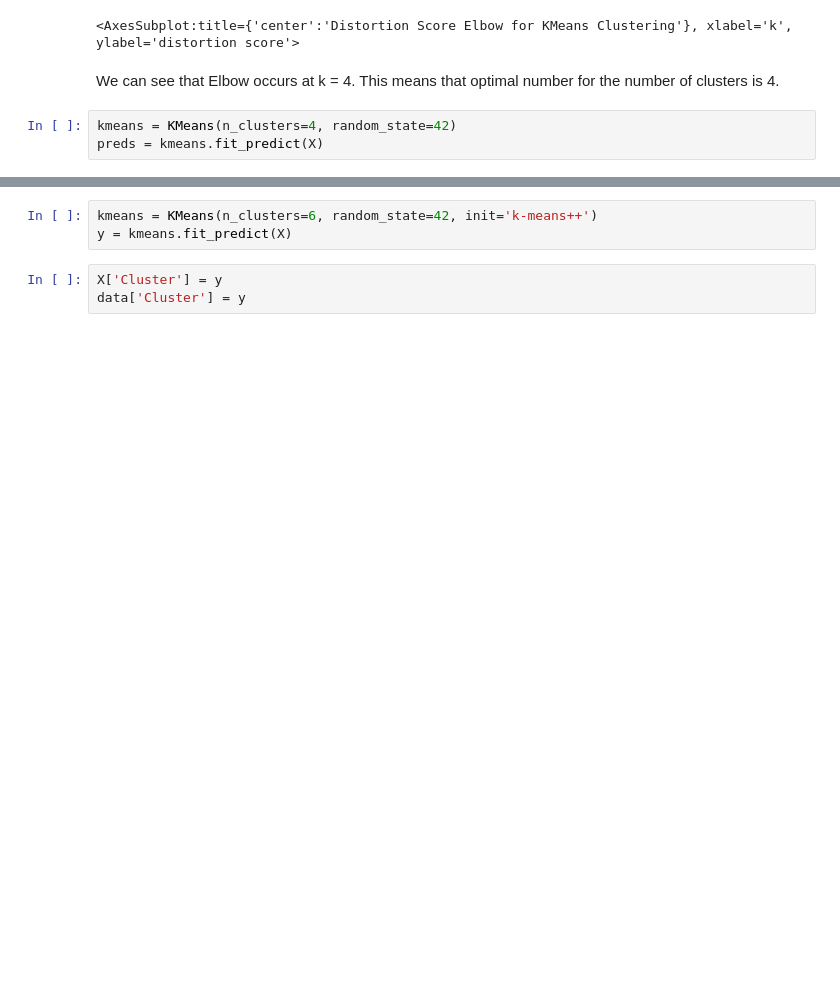
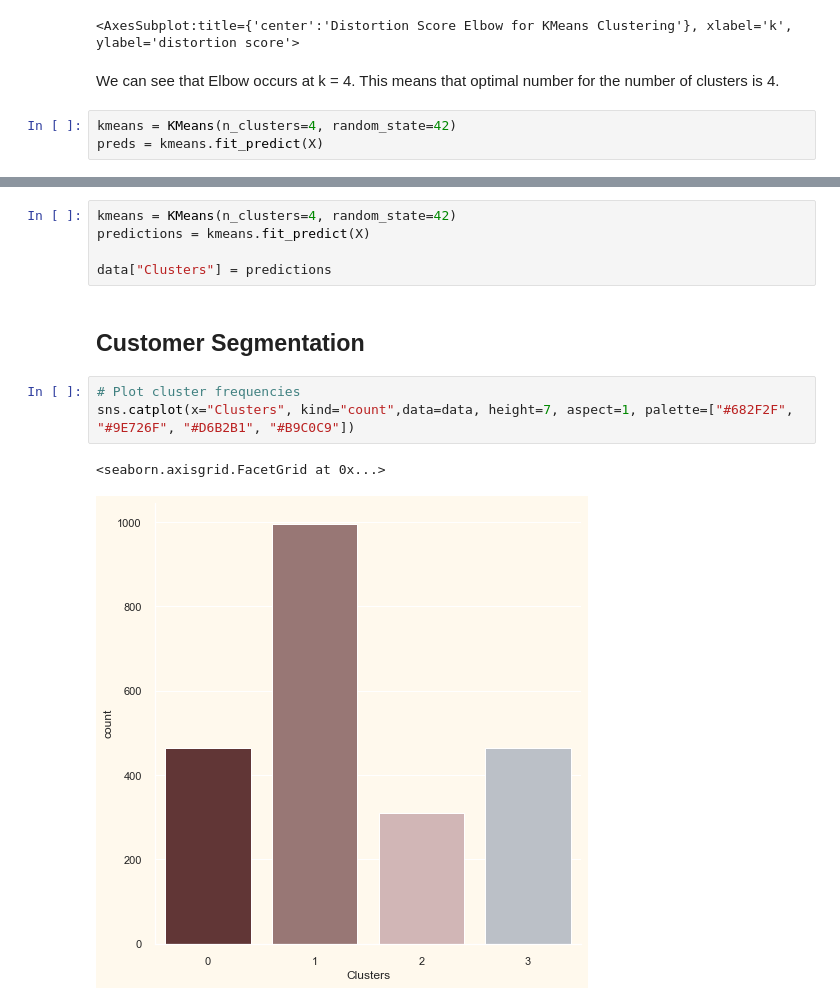
Before and after one commit to utkuozbudak/customer_personality_analysis, a Jupyter notebook: customer_analysis.ipynb, the cells around one changed output, grey strips where cells are left out. Saved outputs shown, nothing was run; the diff lists cells and outputs as text; blank space fills up the shorter version.

```diff
--- a/customer_analysis.ipynb
+++ b/customer_analysis.ipynb
@@ -496,6 +477,13 @@ elbow.show()
 # %%
-kmeans = KMeans(n_clusters=6, random_state=42, init='k-means++')
-y = kmeans.fit_predict(X)
+kmeans = KMeans(n_clusters=4, random_state=42)
+predictions = kmeans.fit_predict(X)
+
+data["Clusters"] = predictions
-# %%
-X['Cluster'] = y
-data['Cluster'] = y
+# %% [markdown]
+## Customer Segmentation
+# %%
+# Plot cluster frequencies
+sns.catplot(x="Clusters", kind="count",data=data, height=7, aspect=1, palette=["#682F2F", "#9E726F", "#D6B2B1", "#B9C0C9"])
+# %% [output]
+<seaborn.axisgrid.FacetGrid at 0x...>
+[figure, added]
```
Also changed, not shown: parts of 28 cells of this notebook.
